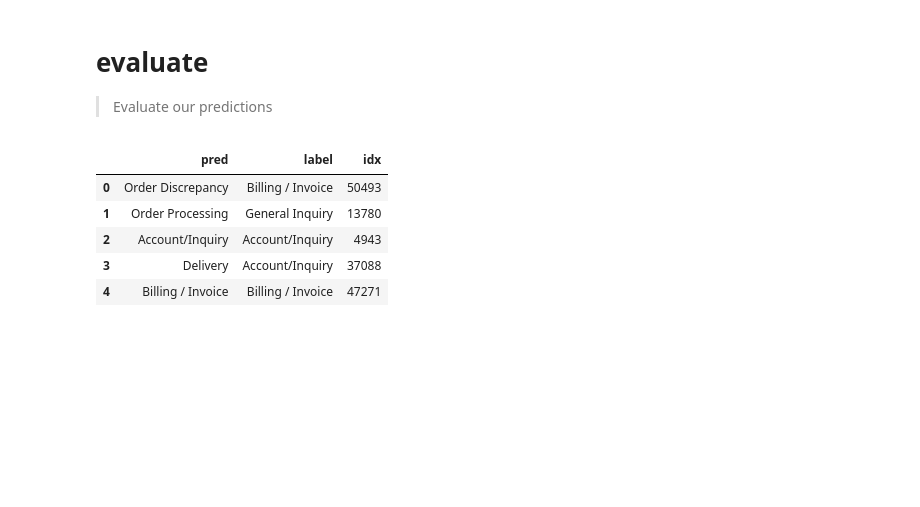
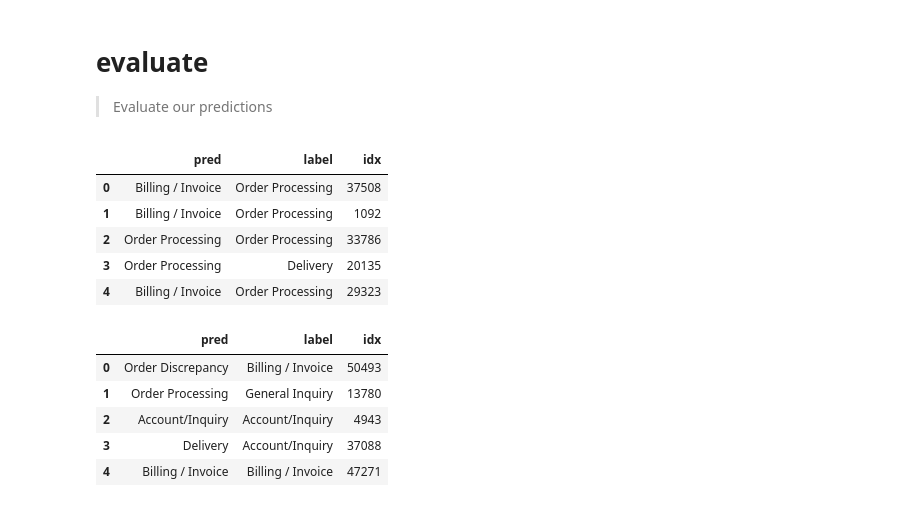
Before and after one commit to cah-jake-bergren/customer_service_email_classification, a Jupyter notebook: nbs/05_evaluate.ipynb, the cells around one changed output. Saved outputs shown, nothing was run; the diff lists cells and outputs as text; code cells hidden in the pictures; blank space fills up the shorter version.

```diff
--- a/nbs/05_evaluate.ipynb
+++ b/nbs/05_evaluate.ipynb
@@ -13,3 +13,18 @@ import pandas as pd
 # %%
 data_dir = Path("../data")
 assert data_dir.exists()
+# %%
+predictions_10k_path = data_dir / 'predictions_2k.csv'
+assert predictions_10k_path.exists()
+
+predictions_10k = pd.read_csv(predictions_10k_path)
+predictions_10k.loc[:, 'pred'] = predictions_10k.pred.str.strip()
+predictions_10k.loc[:, 'label'] = predictions_10k.label.str.strip()
+predictions_10k.head()
+# %% [output]
+|  | pred | label | idx |
+| 0 | Billing / Invoice | Order Processing | 37508 |
+| 1 | Billing / Invoice | Order Processing | 1092 |
+| 2 | Order Processing | Order Processing | 33786 |
+| 3 | Order Processing | Delivery | 20135 |
+| 4 | Billing / Invoice | Order Processing | 29323 |
```
Also changed, not shown: parts of 7 cells of this notebook, 10 other files.
